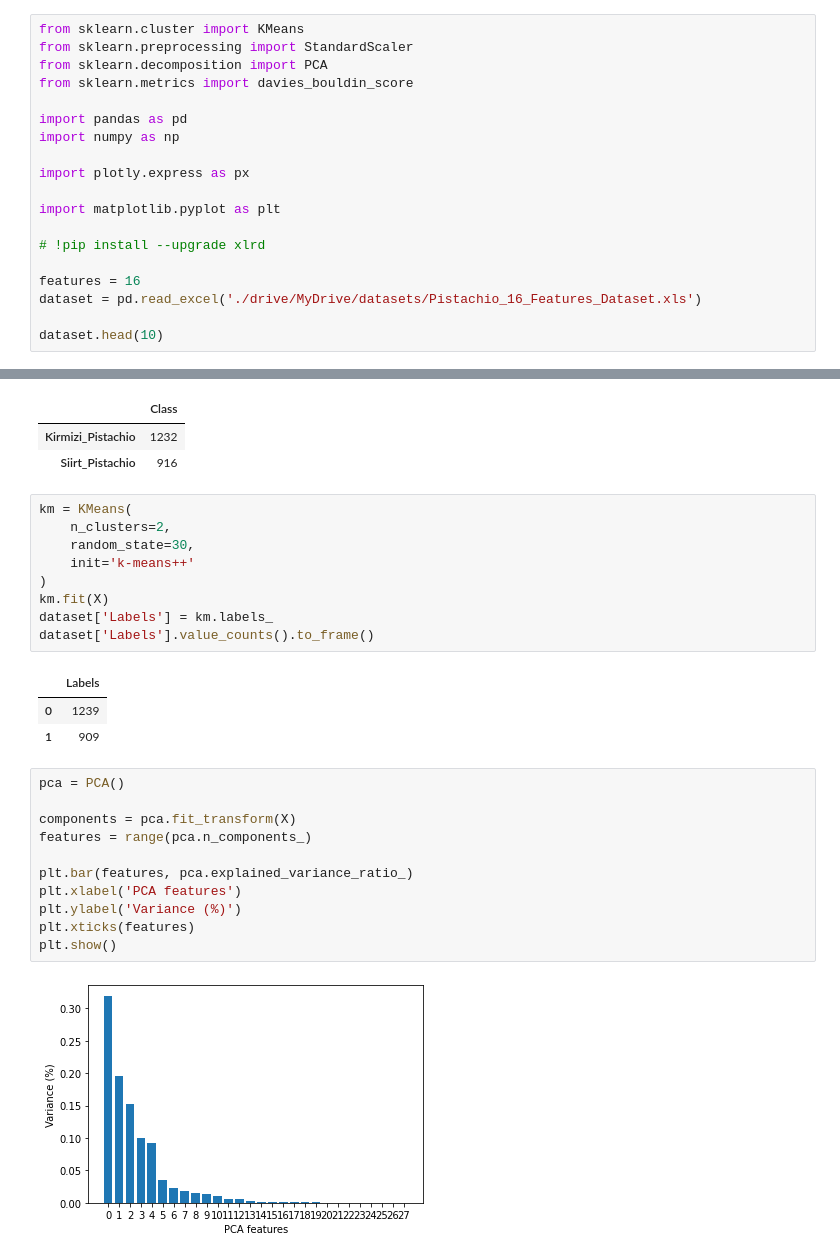
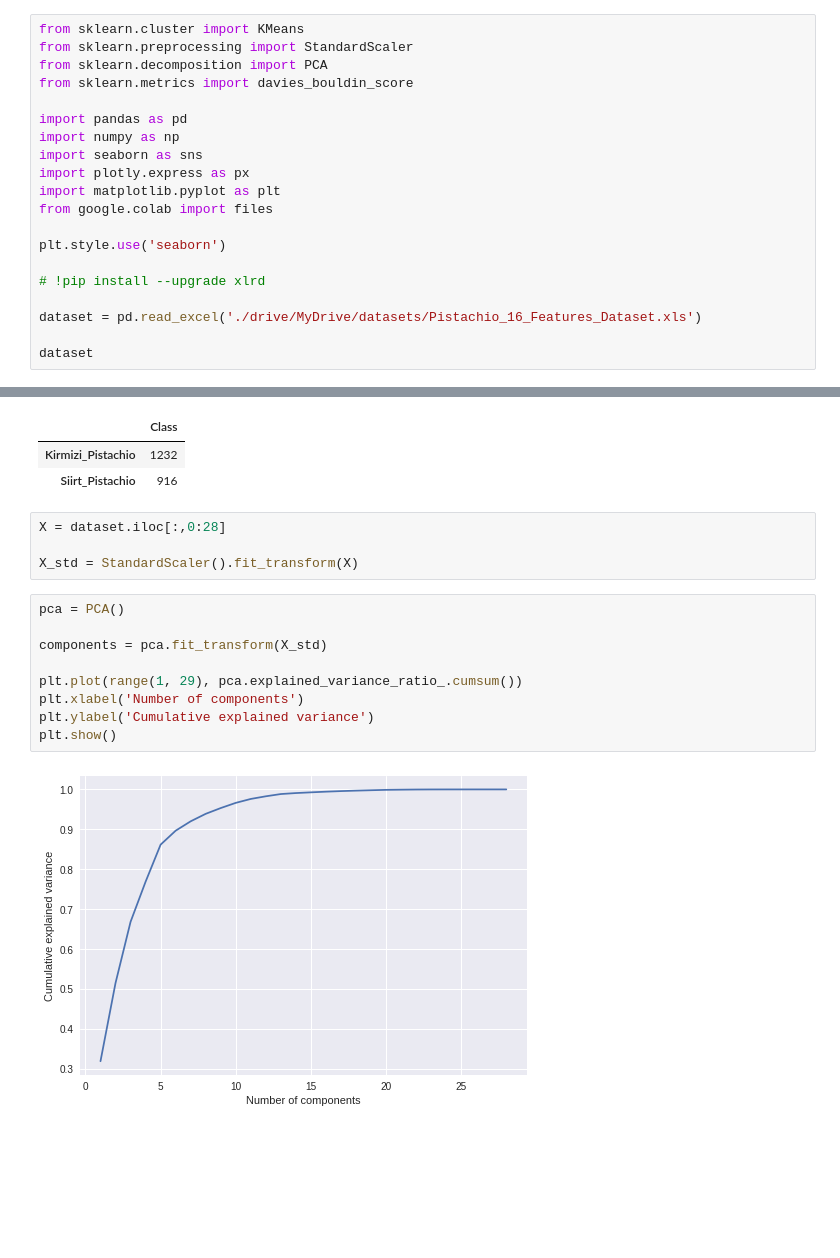
Before and after one commit to rafero1/ama2022-pistachio, a Jupyter notebook: Kmeans.ipynb, the cells around one changed output, grey strips where cells are left out. Cells and saved outputs as stored; diff of their text form; blank space fills up the shorter version.

```diff
--- a/Kmeans.ipynb
+++ b/Kmeans.ipynb
@@ -6,16 +6,17 @@ from sklearn.metrics import davies_bouldin_score
 
 import pandas as pd
 import numpy as np
+import seaborn as sns
+import plotly.express as px
+import matplotlib.pyplot as plt
+from google.colab import files
 
-import plotly.express as px
-
-import matplotlib.pyplot as plt
+plt.style.use('seaborn')
 
 # !pip install --upgrade xlrd
 
-features = 16
 dataset = pd.read_excel('./drive/MyDrive/datasets/Pistachio_16_Features_Dataset.xls')
 
-dataset.head(10)
+dataset
 # %% [output]
 |  | AREA | PERIMETER | MAJOR_AXIS | MINOR_AXIS | ECCENTRICITY | EQDIASQ | SOLIDITY | CONVEX_AREA | EXTENT | ... |
@@ -220,29 +110,18 @@ dataset['Class'].value_counts().to_frame()
 |  | Class |
 | Kirmizi_Pistachio | 1232 |
 | Siirt_Pistachio | 916 |
-# %%
-km = KMeans(
-    n_clusters=2,
-    random_state=30,
-    init='k-means++'
-)
-km.fit(X)
-dataset['Labels'] = km.labels_
-dataset['Labels'].value_counts().to_frame()
-# %% [output]
-|  | Labels |
-| 0 | 1239 |
-| 1 | 909 |
+# %%
+X = dataset.iloc[:,0:28]
+
+X_std = StandardScaler().fit_transform(X)
 # %%
 pca = PCA()
 
-components = pca.fit_transform(X)
-features = range(pca.n_components_)
+components = pca.fit_transform(X_std)
 
-plt.bar(features, pca.explained_variance_ratio_)
-plt.xlabel('PCA features')
-plt.ylabel('Variance (%)')
-plt.xticks(features)
+plt.plot(range(1, 29), pca.explained_variance_ratio_.cumsum())
+plt.xlabel('Number of components')
+plt.ylabel('Cumulative explained variance')
 plt.show()
 # %% [output]
-[figure, old version]
+[figure, new version]
```
Also changed, not shown: parts of 19 cells of this notebook.
